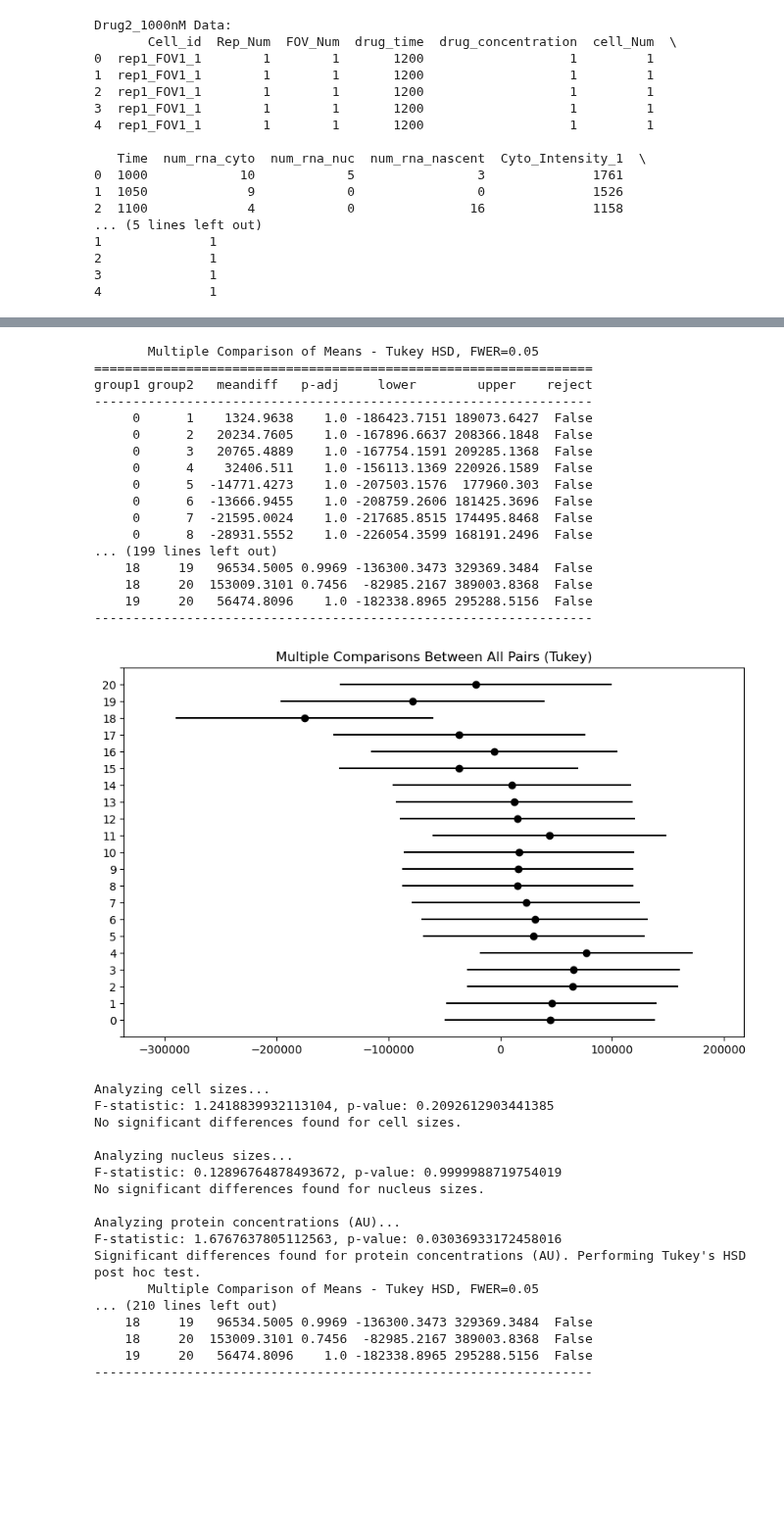
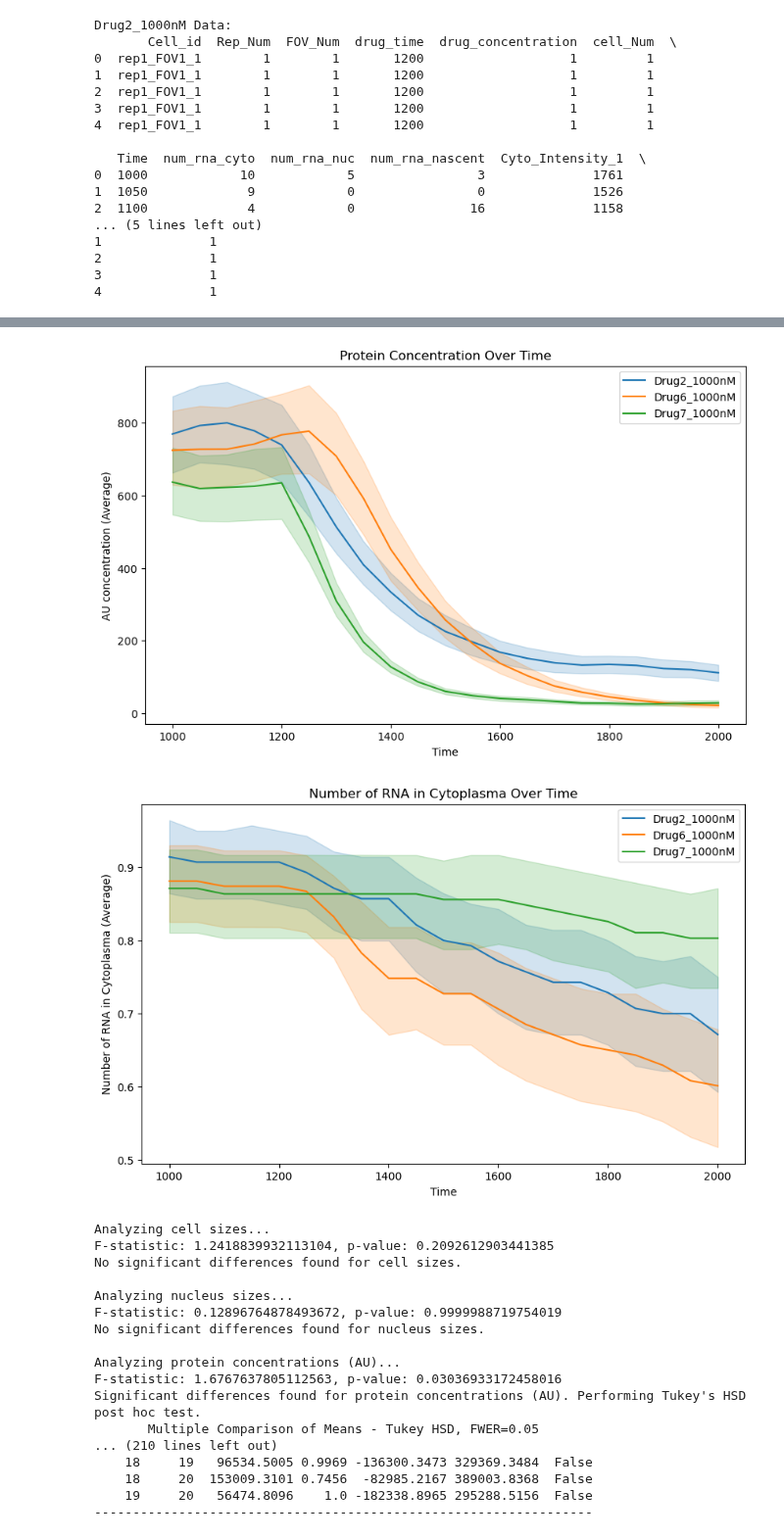
Before and after one commit to Munsky/UQbio2024_Team6, a Jupyter notebook: project_Daria.ipynb, the cells around one changed output, grey strips where cells are left out. Shown at 98% size. Saved outputs shown, nothing was run; the diff lists cells and outputs as text; code cells hidden in the pictures; blank space fills up the shorter version.

```diff
--- a/project_Daria.ipynb
+++ b/project_Daria.ipynb
@@ -660,28 +659,0 @@ plt.show()
-# %%
-for feature in features:
-    plt.figure(figsize=(12, 6))
-    sns.lineplot(data=df, x='time', y=feature, hue='drug', marker='o')
-    plt.title(f'Trend of {feature} over Time by Drug Treatment')
-    plt.xlabel('Time')
-    plt.ylabel(feature)
-    plt.legend(title='Drug')
-    plt.show()
-# %% [output]
-       Multiple Comparison of Means - Tukey HSD, FWER=0.05
-=================================================================
-group1 group2   meandiff   p-adj     lower        upper    reject
------------------------------------------------------------------
-     0      1    1324.9638    1.0 -186423.7151 189073.6427  False
-     0      2   20234.7605    1.0 -167896.6637 208366.1848  False
-     0      3   20765.4889    1.0 -167754.1591 209285.1368  False
-     0      4    32406.511    1.0 -156113.1369 220926.1589  False
-     0      5  -14771.4273    1.0 -207503.1576  177960.303  False
-     0      6  -13666.9455    1.0 -208759.2606 181425.3696  False
-     0      7  -21595.0024    1.0 -217685.8515 174495.8468  False
-     0      8  -28931.5552    1.0 -226054.3599 168191.2496  False
-... (199 lines left out)
-    18     19   96534.5005 0.9969 -136300.3473 329369.3484  False
-    18     20  153009.3101 0.7456  -82985.2167 389003.8368  False
-    19     20   56474.8096    1.0 -182338.8965 295288.5156  False
------------------------------------------------------------------
-[figure, removed]
@@ -710,3 +660,33 @@ for feature in features:
+# %%
+# Create a line plot of time vs. AU per living cell
+
+plt.figure(figsize=(10, 6))
+sns.lineplot(data=Drug2_1000nM, x='Time', y='Cyto_Intensity_1', label='Drug2_1000nM')
+sns.lineplot(data=Drug6_1000nM, x='Time', y='Cyto_Intensity_1', label='Drug6_1000nM')
+sns.lineplot(data=Drug7_1000nM, x='Time', y='Cyto_Intensity_1', label='Drug7_1000nM')
+plt.xlabel('Time')
+plt.ylabel('AU concentration (Average)')
+plt.title('Protein Concentration Over Time')
+plt.legend()
+plt.show()
+# %% [output]
+[figure, added]
+# %%
+# Create a line plot of time vs. vitality per living cell
+
+
+
+plt.figure(figsize=(10, 6))
+sns.lineplot(data=Drug2_1000nM, x='Time', y='is_cell_vital', label='Drug2_1000nM')
+sns.lineplot(data=Drug6_1000nM, x='Time', y='is_cell_vital', label='Drug6_1000nM')
+sns.lineplot(data=Drug7_1000nM, x='Time', y='is_cell_vital', label='Drug7_1000nM')
+plt.xlabel('Time')
+plt.ylabel('Number of RNA in Cytoplasma (Average)')
+plt.title('Number of RNA in Cytoplasma Over Time')
+plt.legend()
+plt.show()
+# %% [output]
+[figure, added]
 # %%
 # Features to analyze
 features = ['cell sizes', 'nucleus sizes', 'protein concentrations (AU)', 'Particles in cytosol', 'Particles in nucleus']
```
Also changed, not shown: parts of 3 cells of this notebook, 7 other files.
